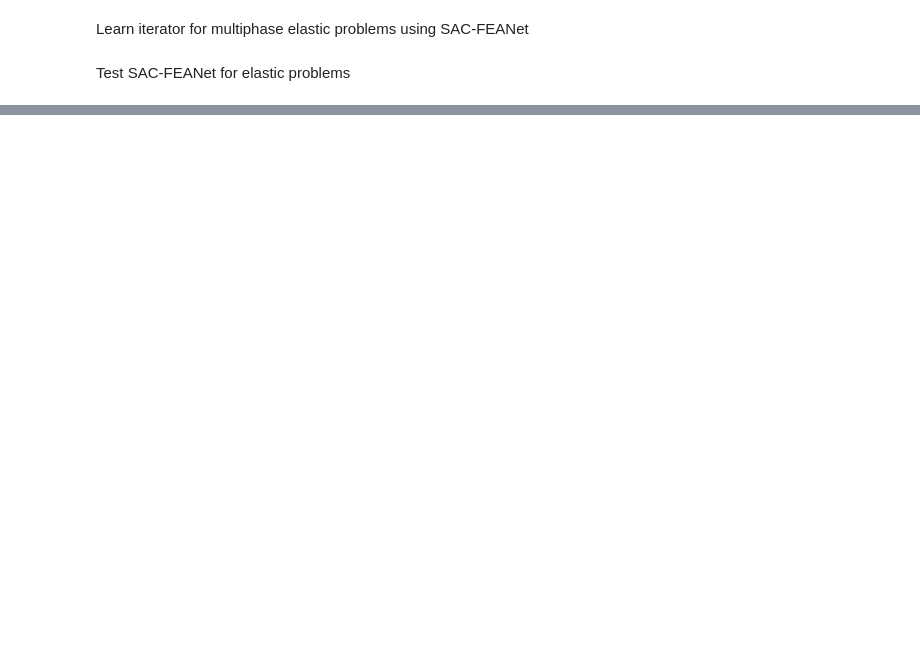
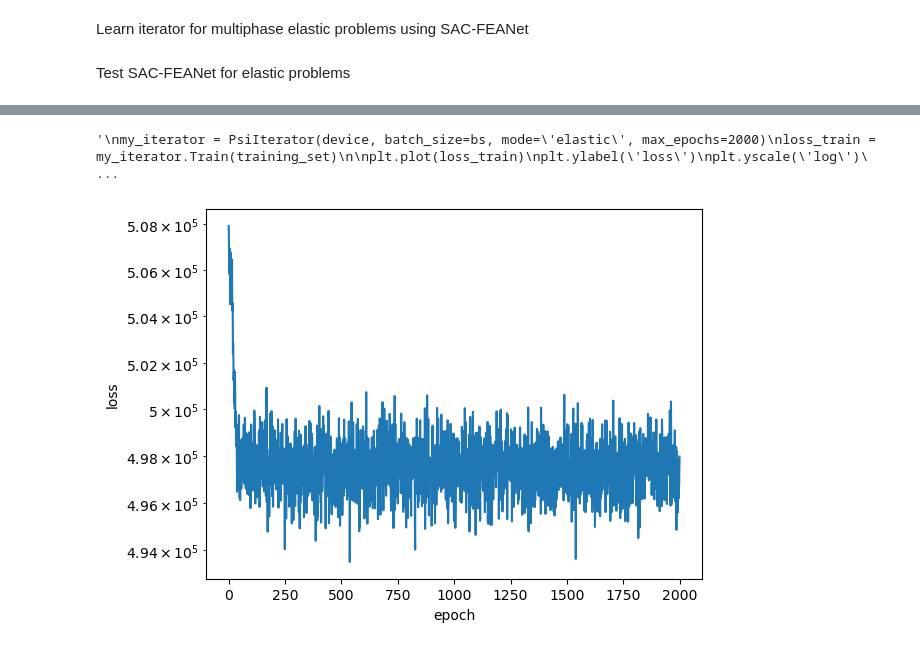
Before and after one commit to ymlasu/MFEA-Net, a Jupyter notebook: PAC-FEANet_learnable_elastic_psi_iterator.ipynb, the cells around one changed output, grey strips where cells are left out. Cells and saved outputs as stored; diff of their text form; code cells hidden in the pictures; blank space fills up the shorter version.

```diff
--- a/PAC-FEANet_learnable_elastic_psi_iterator.ipynb
+++ b/PAC-FEANet_learnable_elastic_psi_iterator.ipynb
@@ -93,0 +245,30 @@ solution_test, f_test, d_test, d_idx_test, t_test, t_idx_test, m_test = (torch.u
+# %%
+'''
+my_iterator = PsiIterator(device, batch_size=bs, mode='elastic', max_epochs=2000)
+loss_train = my_iterator.Train(training_set)
+
+plt.plot(loss_train)
+plt.ylabel('loss')
+plt.yscale('log')
+plt.xlabel('epoch')
+print("Average loss: ", torch.mean(loss_train[-100:]), ", STD: ", torch.std(loss_train[-100:]))
+
+# save the list
+torch.save(loss_train, os.path.join(model_dir,model_name+'.pt'))
+'''
+# %% [output]
+'\nmy_iterator = PsiIterator(device, batch_size=bs, mode=\'elastic\', max_epochs=2000)\nloss_train = my_iterator.Train(training_set)\n\nplt.plot(loss_train)\nplt.ylabel(\'loss\')\nplt.yscale(\'log\')\ ...
+# %%
+# import the learned model and loss train
+my_net = PsiNet(mode='elastic').to(device_predict)
+my_net.load_state_dict(torch.load(os.path.join(model_dir,model_name+'.pth')))
+new_iterator = PsiIterator(device_predict, psi_net=my_net, n=n_elem, batch_size=1, mode='elastic')
+
+my_loss = torch.load(os.path.join(model_dir,model_name+'.pt'))
+plt.plot(my_loss)
+plt.ylabel('loss')
+plt.yscale('log')
+plt.xlabel('epoch')
+plt.savefig('results/smoother_loss.jpg', dpi=500, bbox_inches='tight')
+# %% [output]
+[figure, added]
```
Also changed, not shown: parts of 22 cells of this notebook, 13 other files.
